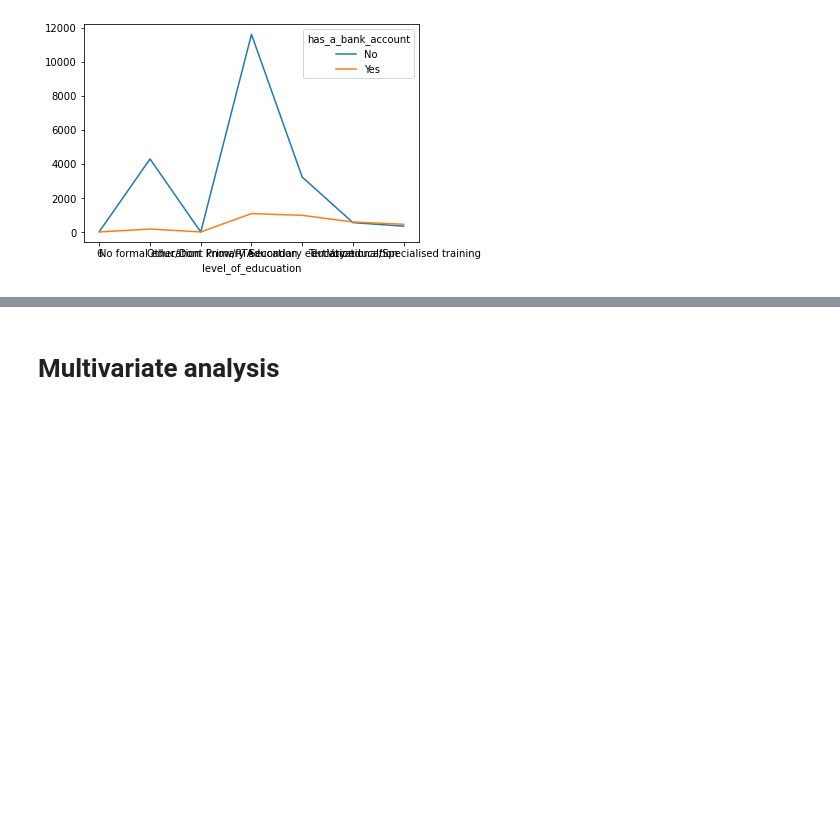
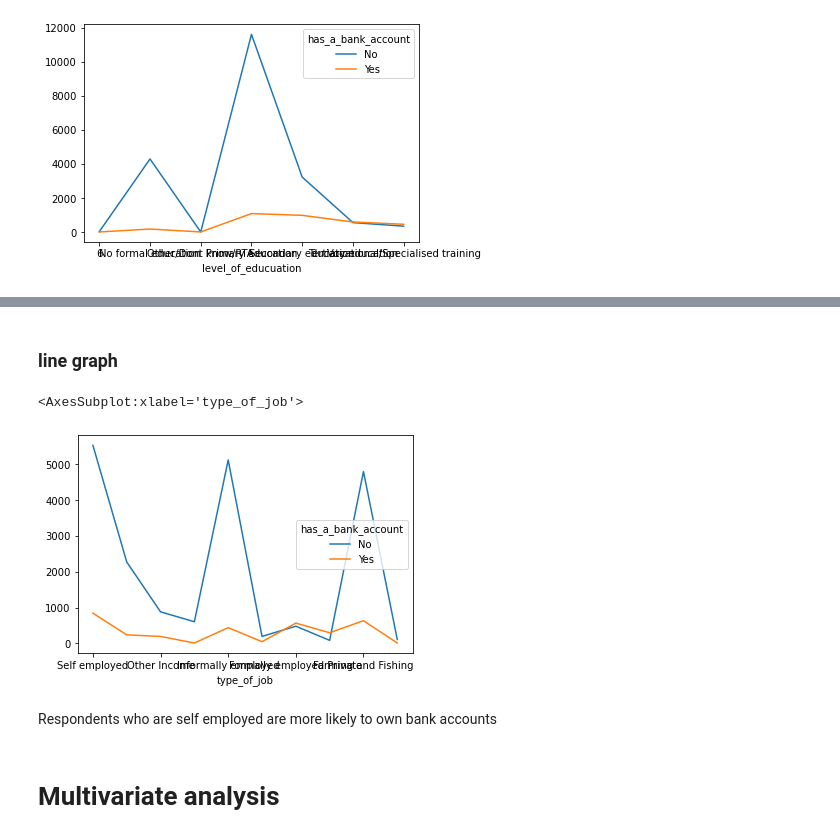
Before and after one commit to mbururyan/financial-inclusion-KE, a Jupyter notebook: financial_inclusion_WK2_IP.ipynb, the cells around one changed output, grey strips where cells are left out. Drawn from its saved outputs; the diff is of its cells as text; code cells hidden in the pictures; blank space fills up the shorter version.

```diff
--- a/financial_inclusion_WK2_IP.ipynb
+++ b/financial_inclusion_WK2_IP.ipynb
@@ -785,2 +797,11 @@ As seen in the line graph, most people with mobile phones have access to a bank
+# %% [markdown]
+### line graph
+# %%
+con_bank_job.plot(kind='line')
+# %% [output]
+<AxesSubplot:xlabel='type_of_job'>
+[figure, added]
+# %% [markdown]
+Respondents who are self employed are more likely to own bank accounts
 # %% [markdown]
 # Multivariate analysis
```
Also changed, not shown: parts of 9 cells of this notebook.
